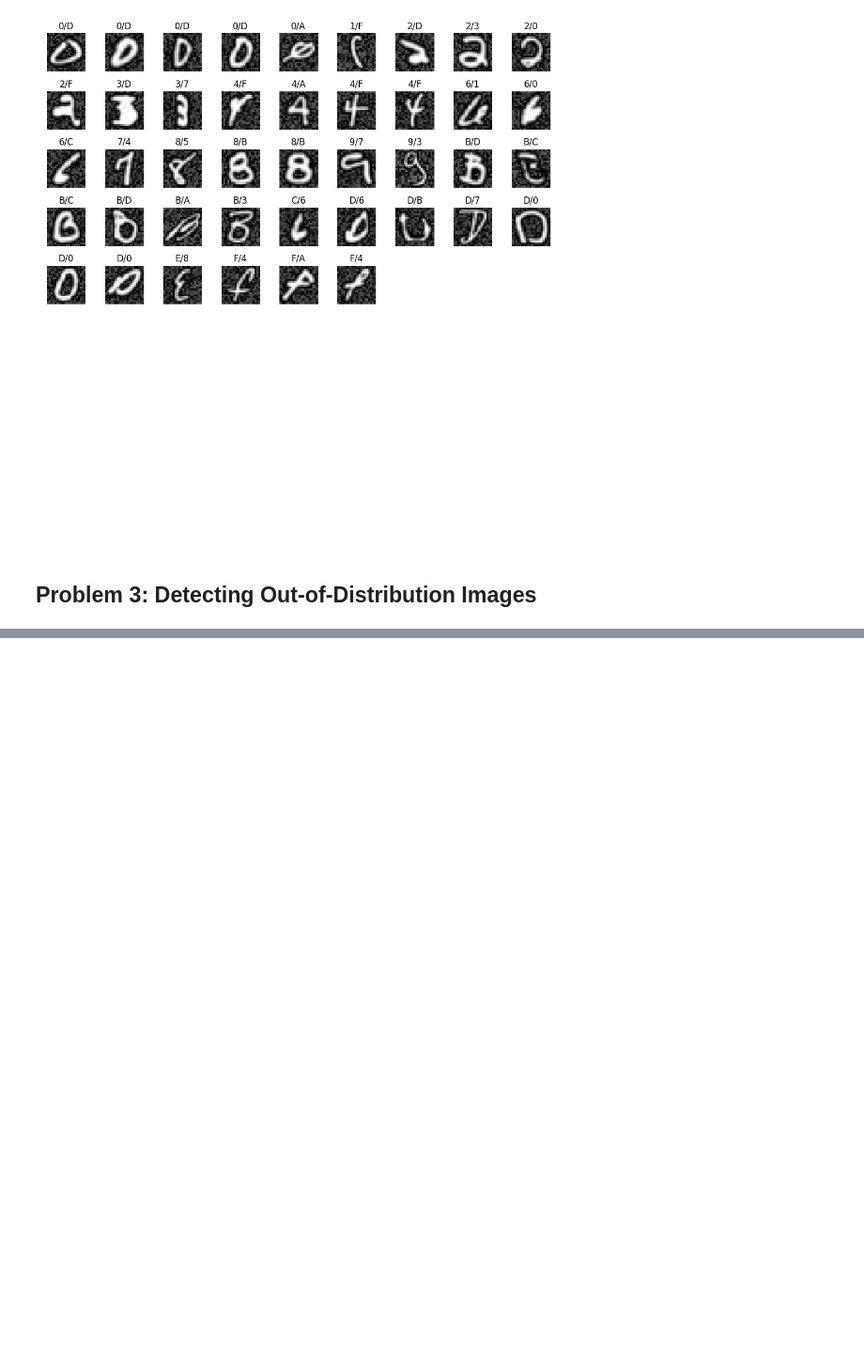
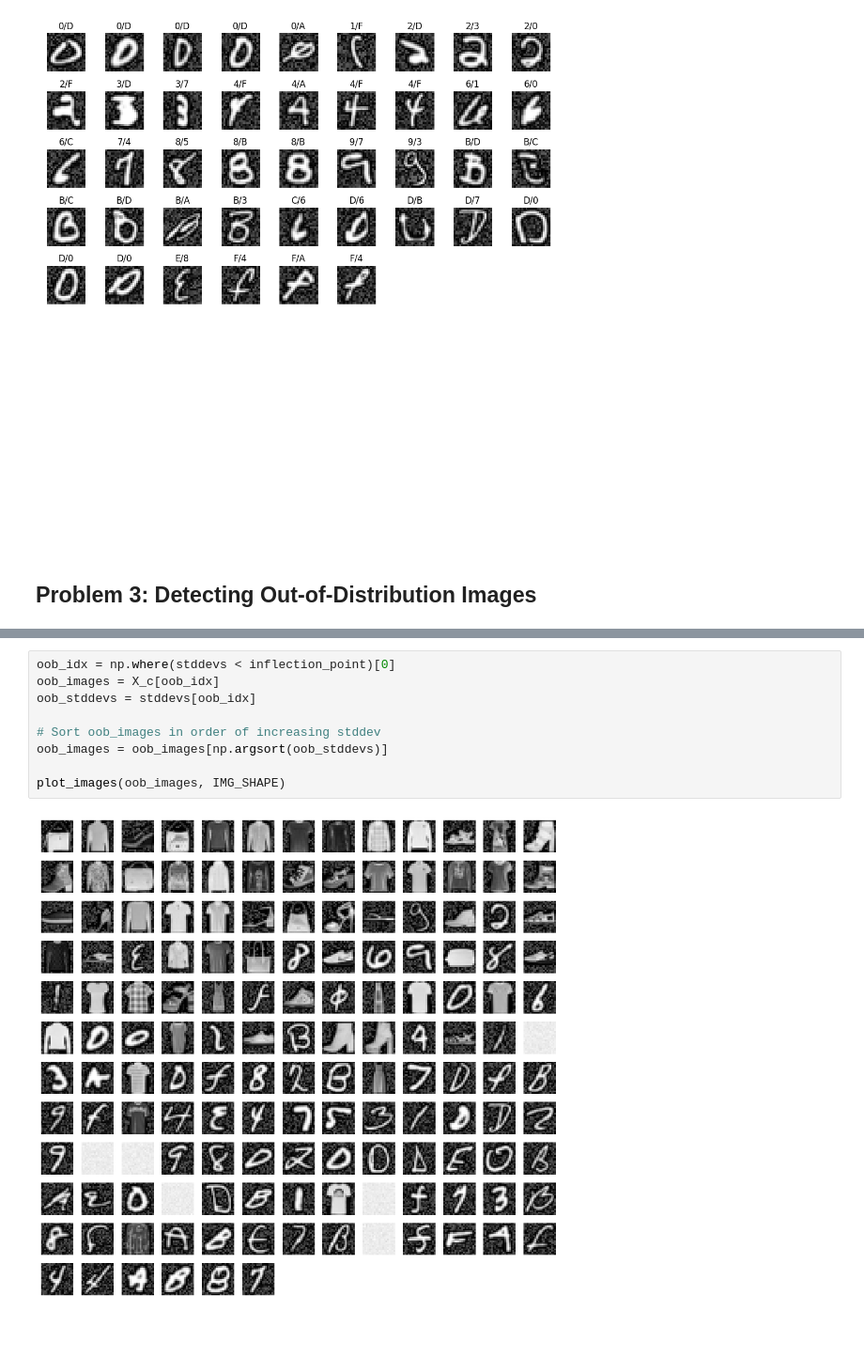
Before and after one commit to janinge/santa, a Jupyter notebook: project.ipynb, the cells around one changed output, grey strips where cells are left out. Shown at 94% size. Drawn from its saved outputs; the diff is of its cells as text; blank space fills up the shorter version.

```diff
--- a/project.ipynb
+++ b/project.ipynb
@@ -313,0 +306,11 @@ plot_stddev_images(X_c, probs, num_ood)
+# %%
+oob_idx = np.where(stddevs < inflection_point)[0]
+oob_images = X_c[oob_idx]
+oob_stddevs = stddevs[oob_idx]
+
+# Sort oob_images in order of increasing stddev
+oob_images = oob_images[np.argsort(oob_stddevs)]
+
+plot_images(oob_images, IMG_SHAPE)
+# %% [output]
+[figure, added]
```
Also changed, not shown: parts of 5 cells of this notebook, 1 other file.
